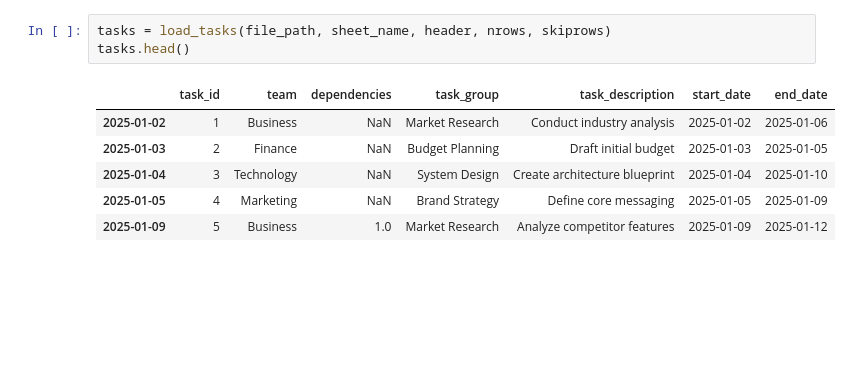
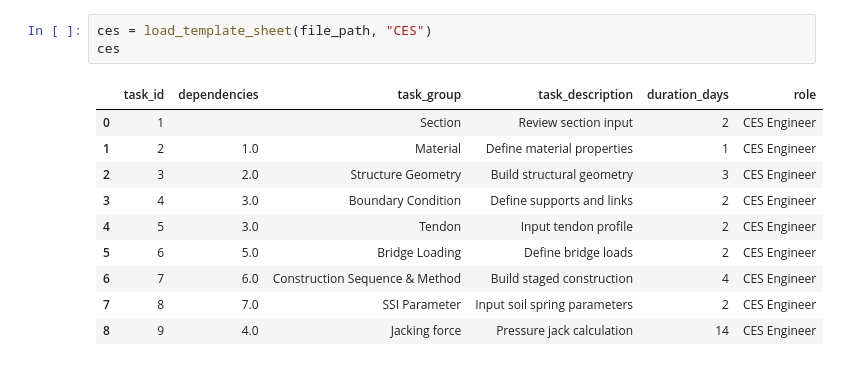
Before and after one commit to wirabinz/gantt-plotter, a Jupyter notebook: testing.ipynb, the cells around one changed output. Drawn from its saved outputs; the diff is of its cells as text; blank space fills up the shorter version.

```diff
--- a/testing.ipynb
+++ b/testing.ipynb
@@ -17,10 +28,14 @@ skiprows = None
 # %%
-tasks = load_tasks(file_path, sheet_name, header, nrows, skiprows)
-tasks.head()
+ces = load_template_sheet(file_path, "CES")
+ces
 # %% [output]
-|  | task_id | team | dependencies | task_group | task_description | start_date | end_date |
-| 2025-01-02 | 1 | Business | NaN | Market Research | Conduct industry analysis | 2025-01-02 | 2025-01-06 |
-| 2025-01-03 | 2 | Finance | NaN | Budget Planning | Draft initial budget | 2025-01-03 | 2025-01-05 |
-| 2025-01-04 | 3 | Technology | NaN | System Design | Create architecture blueprint | 2025-01-04 | 2025-01-10 |
-| 2025-01-05 | 4 | Marketing | NaN | Brand Strategy | Define core messaging | 2025-01-05 | 2025-01-09 |
-| 2025-01-09 | 5 | Business | 1.0 | Market Research | Analyze competitor features | 2025-01-09 | 2025-01-12 |
+|  | task_id | dependencies | task_group | task_description | duration_days | role |
+| 0 | 1 |  | Section | Review section input | 2 | CES Engineer |
+| 1 | 2 | 1.0 | Material | Define material properties | 1 | CES Engineer |
+| 2 | 3 | 2.0 | Structure Geometry | Build structural geometry | 3 | CES Engineer |
+| 3 | 4 | 3.0 | Boundary Condition | Define supports and links | 2 | CES Engineer |
+| 4 | 5 | 3.0 | Tendon | Input tendon profile | 2 | CES Engineer |
+| 5 | 6 | 5.0 | Bridge Loading | Define bridge loads | 2 | CES Engineer |
+| 6 | 7 | 6.0 | Construction Sequence & Method | Build staged construction | 4 | CES Engineer |
+| 7 | 8 | 7.0 | SSI Parameter | Input soil spring parameters | 2 | CES Engineer |
+| 8 | 9 | 4.0 | Jacking force | Pressure jack calculation | 14 | CES Engineer |
```
Also changed, not shown: parts of 10 cells of this notebook.
